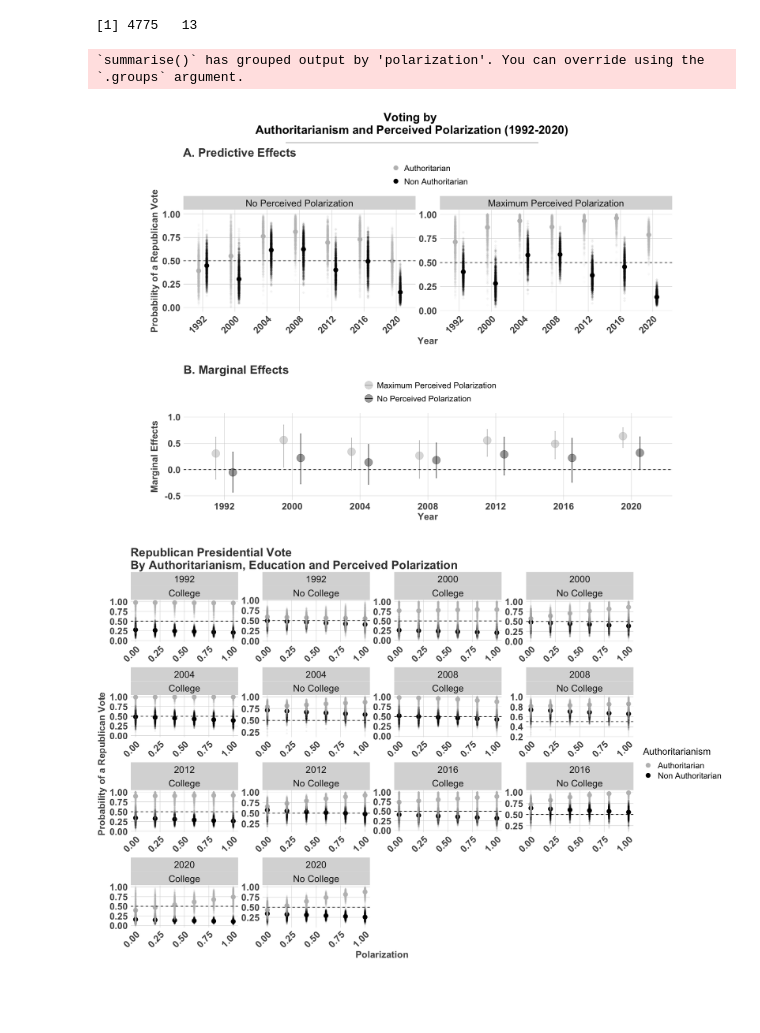
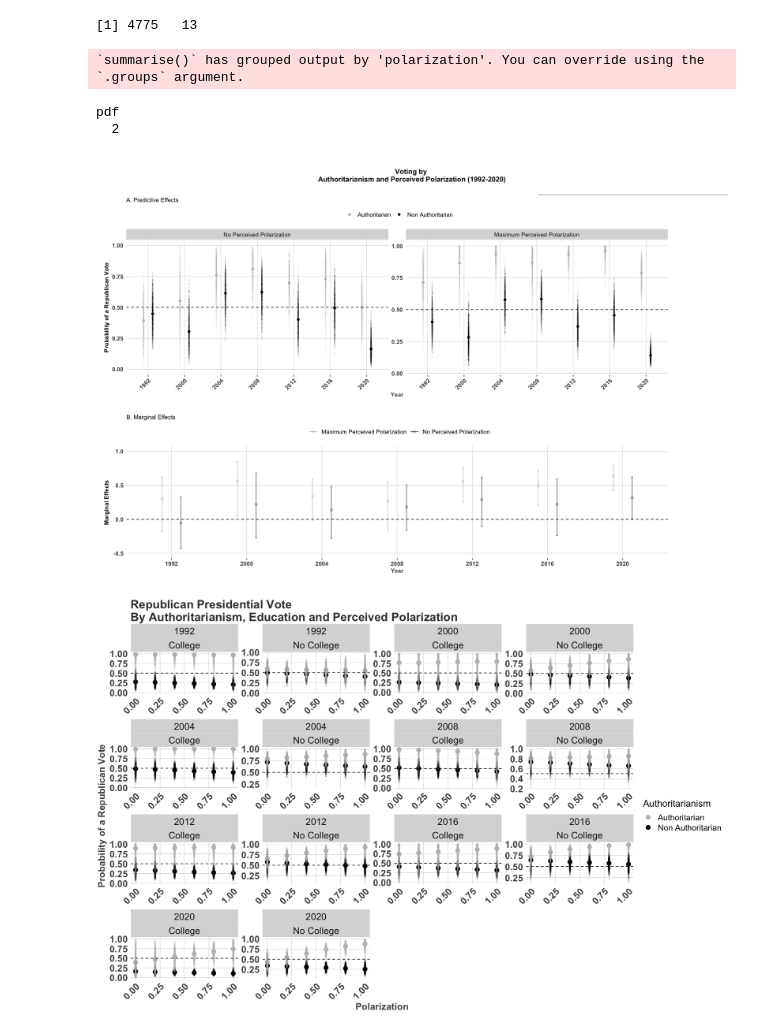
Before and after one commit to crweber9874/authoritarianism_uspolitics, a Jupyter notebook: Chapter Analysis/Chapter 8 Analysis/post_process.ipynb, the cells around one changed output. Saved outputs shown, nothing was run; the diff lists cells and outputs as text; code cells hidden in the pictures; blank space fills up the shorter version.

Commit message:
# images

```diff
--- a/Chapter Analysis/Chapter 8 Analysis/post_process.ipynb
+++ b/Chapter Analysis/Chapter 8 Analysis/post_process.ipynb
@@ -656,6 +654,22 @@ spatial_dat <- ch8models[["filteredData"]] %>%
 [1] 0 1
 # %%
 options(repr.plot.width = 15, repr.plot.height = 10)
+
+ggtheme <- theme(
+  plot.title = element_text(colour = "black", size = 10),
+  axis.text.x = element_text(size = 10, colour = "#535353", face = "bold"),
+  axis.text.y = element_text(size = 10, colour = "#535353", face = "bold"),
+  axis.title = element_text(size = 10, colour = "#535353", face = "bold"),
+  axis.title.y = element_text(size = 10, colour = "black", face = "bold", vjust = 1.5),
+  axis.ticks.x = element_line(size = 0.5, colour = "#535353"), # Changed x-axis ticks
+  axis.ticks.y = element_blank(),
+  strip.text.x = element_text(size = 10),
+  panel.grid.major = element_line(colour = "#D0D0D0", size = 0.25),
+  panel.background = element_rect(fill = "white"),
+  legend.text = element_text(size = 10),
+  legend.title = element_text(size = 10),
+)
+
 
 spatial_dat %>%
   group_by(year) %>%
@@ -683,9 +697,9 @@ spatial_dat %>%
 
   ggplot(aes(x =as.factor( year), y = probability, colour = Authoritarianism)) +
     facet_wrap(~polarization, scales = "free", nrow =1) +
-    stat_summary(fun = median, geom = "point", shape = 20, size = 5,  position = position_dodge(width = 0.5)) +
+    stat_summary(fun = median, geom = "point", shape = 20, size = 2.5,  position = position_dodge(width = 0.5)) +
     ggtheme +
-    geom_point(size = 2, alpha = 0.05, shape = 18,  position = position_dodge(width = 0.5)) +
+    geom_point(size = 1, alpha = 0.05, shape = 18,  position = position_dodge(width = 0.5)) +
     ggtitle("A. Predictive Effects") +
     theme(legend.key = element_blank()) +
     theme(axis.text.x = element_text(angle = 45, hjust = 1)) +
@@ -694,4 +708,6 @@ spatial_dat %>%
     geom_hline(yintercept = 0.5, colour = "black", linetype = "dashed") +
      theme(legend.position = "top") +
      scale_x_discrete("Year") +
-     guides(color = guide_legend(nrow = 2, byrow = TRUE)) -> p1
+     guides(color = guide_legend(nrow = 1, byrow = TRUE)) -> p1
+
+p1
@@ -741,6 +759,8 @@ ch8models[["polarizationMod"]]$data %>% dim()
 [1] 4775   13
 # %%
 options(repr.plot.width = 15, repr.plot.height = 10)
+
+
 
 a = spatial_dat %>%
   group_by(year) %>%
@@ -785,8 +805,8 @@ a %>%
      ymax = max,
      color = as.factor(polarization)
    )) +
-     geom_point(size = 6, alpha = 0.4, position = position_dodge(width = 0.5)) +
-     geom_errorbar(width = 0.02, alpha = 0.85, position = position_dodge(width = 0.5)) +
+     geom_point(size = 2, alpha = 0.2, position = position_dodge(width = 0.5)) +
+     geom_errorbar(width = 0.05, alpha = 0.60, position = position_dodge(width = 0.5)) +
      ggtitle("B. Marginal Effects") +
      ggtheme +
      scale_y_continuous("Marginal Effects", limits = c(-0.5, 1)) +
@@ -794,39 +814,45 @@ a %>%
    scale_colour_manual(name = "", values = c("darkgrey", "black")) +
  theme(legend.position = "top") +
  scale_x_discrete("Year") +
-guides(color = guide_legend(nrow = 2,  byrow = TRUE)) -> p2
+guides(color = guide_legend(nrow = 1,  byrow = TRUE)) -> p2
 
 # Combine the plots with padding
 combined_plot <- plot_grid(
-  plot_grid(NULL, p1, NULL, ncol = 3, rel_widths = c(0.1, 1, 0.1)),
+  plot_grid(NULL, p1, NULL, ncol = 3, rel_widths = c(0.01, 1, 0.1)),
   NULL,
-  plot_grid(NULL, p2, NULL, ncol = 3, rel_widths = c(0.1, 1, 0.1)),
+  plot_grid(NULL, p2, NULL, ncol = 3, rel_widths = c(0.01, 1, 0.1)),
   ncol = 1,
   rel_heights = c(1, 0.05, 0.8)
 )
 
 # Add a horizontal line between the plots
 combined_plot <- ggdraw(combined_plot) +
-  draw_line(x = c(0.3, 0.7), y = c(0.999, 0.999), color = "lightgrey", size = 1)
+  draw_line(x = c(1, 0.7), y = c(0.999, 0.999), color = "lightgrey", size = 1)
 
 # Add Caption to Combined Plot
 caption_text <- "Note.: Predictive and Marginal Effects of Authoritarianism on Republican Vote."
 
 # Add the main title
 main_title <- ggdraw() +
-  draw_label("Voting by \nAuthoritarianism and Perceived Polarization (1992-2020)", fontface = "bold", size = 20, x = 0.5, y = 0.5, hjust = 0.5)
+  draw_label("Voting by \nAuthoritarianism and Perceived Polarization (1992-2020)", fontface = "bold", size = 12, x = 0.5, y = 0.5, hjust = 0.5)
 
 # Combine the main title, combined plot, and caption
 final_plot <- plot_grid(main_title, combined_plot,
   ncol = 1,
   rel_heights = c(0.1, 1)
 )
 
 final_plot
+
+png("/Users/Chris/Dropbox/github_repos/Authoritarianism_book/authoritarianism_uspolitics/images/f8.2.png", width = 6, height = 6, units = "in", res = 400)
+print(final_plot)
+dev.off()
 # %% [output]
 `summarise()` has grouped output by 'polarization'. You can override using the
 `.groups` argument.
+pdf
+  2
-[figure, old version]
+[figure, new version]
 # %%
 options(repr.plot.width = 15, repr.plot.height = 10)
 
```
Also changed, not shown: parts of 11 cells of this notebook, 30 other files.
